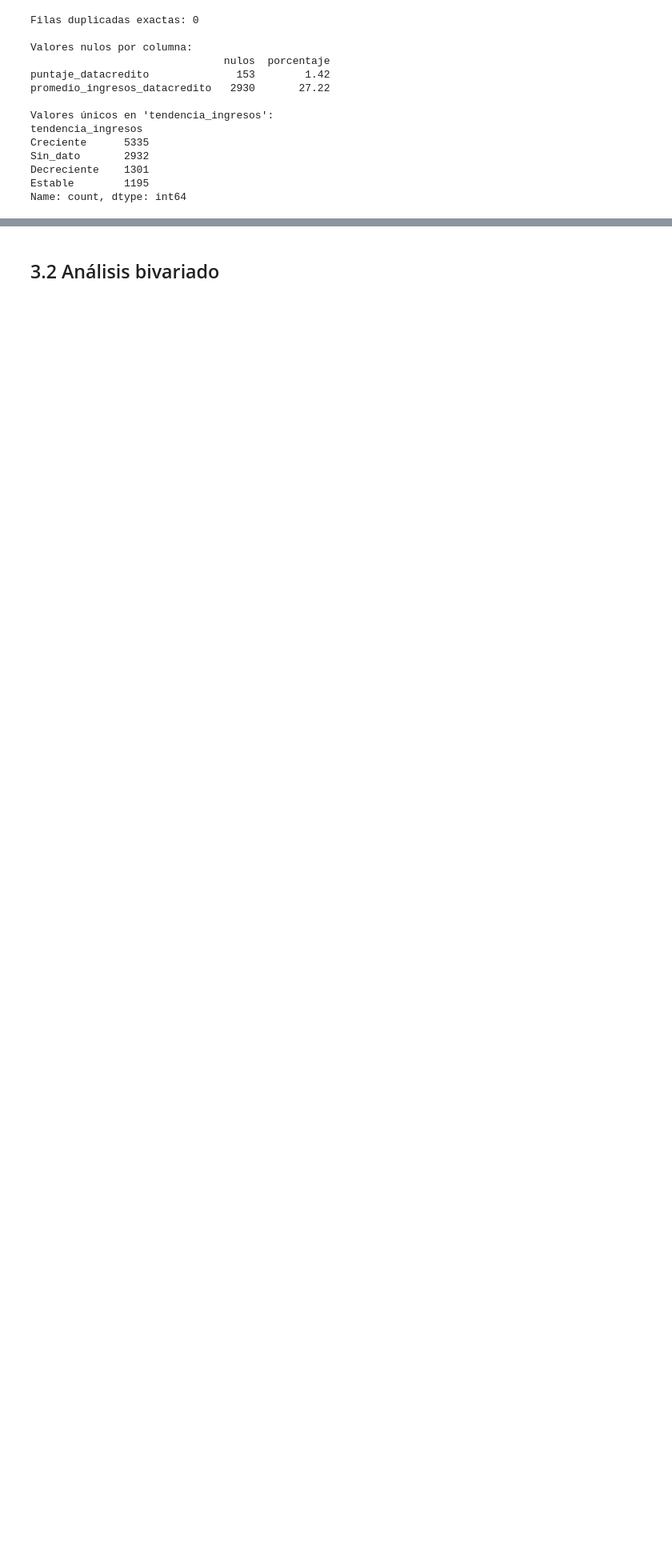
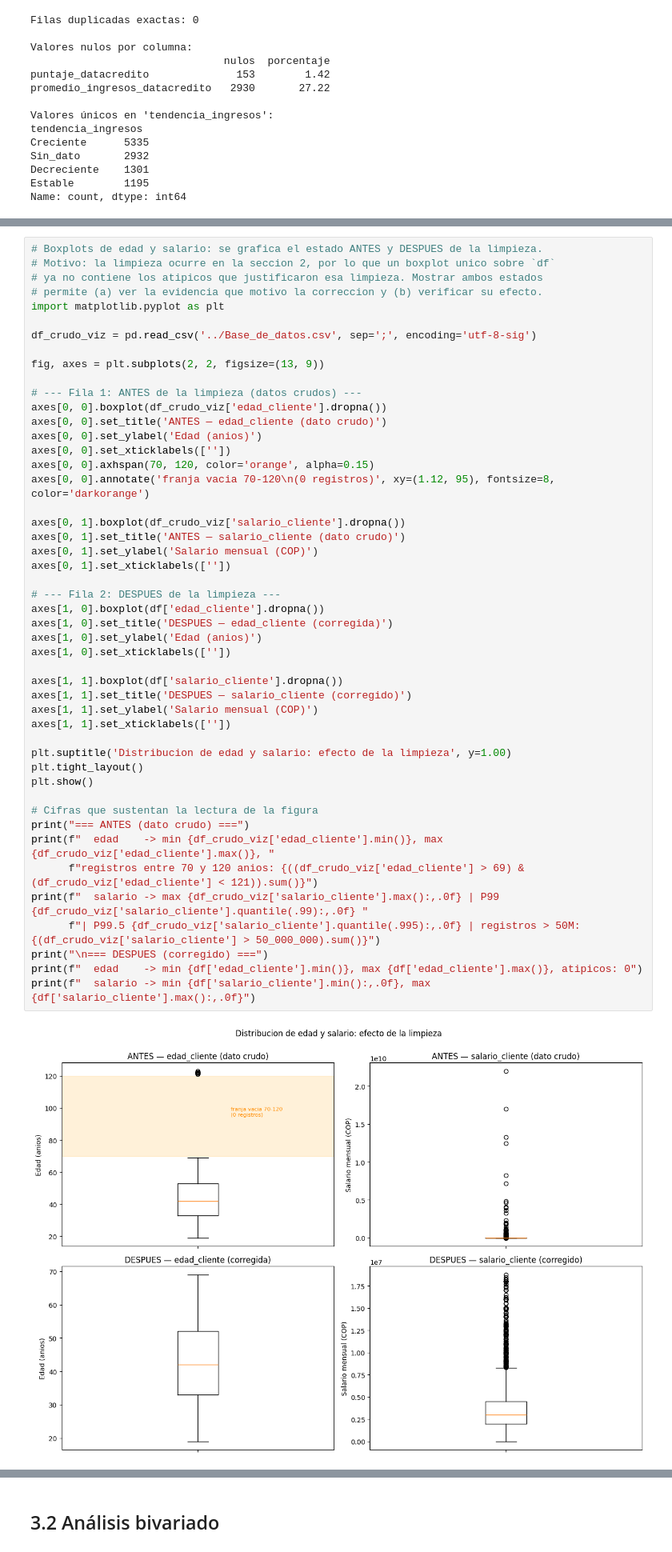
Before and after one commit to papiarcacamilo/MLOPS_CURSE, a Jupyter notebook: src/transformacion_eda.ipynb, the cells around one changed output, grey strips where cells are left out. Shown at 80% size. Cells and saved outputs as stored; diff of their text form; blank space fills up the shorter version.

```diff
--- a/src/transformacion_eda.ipynb
+++ b/src/transformacion_eda.ipynb
@@ -802,0 +816,50 @@ promedio_ingresos_datacredito   2.144116e+06     4.279    32.749
+# %%
+# Boxplots de edad y salario: se grafica el estado ANTES y DESPUES de la limpieza.
+# Motivo: la limpieza ocurre en la seccion 2, por lo que un boxplot unico sobre `df`
+# ya no contiene los atipicos que justificaron esa limpieza. Mostrar ambos estados
+# permite (a) ver la evidencia que motivo la correccion y (b) verificar su efecto.
+import matplotlib.pyplot as plt
+
+df_crudo_viz = pd.read_csv('../Base_de_datos.csv', sep=';', encoding='utf-8-sig')
+
+fig, axes = plt.subplots(2, 2, figsize=(13, 9))
+
+# --- Fila 1: ANTES de la limpieza (datos crudos) ---
+axes[0, 0].boxplot(df_crudo_viz['edad_cliente'].dropna())
+axes[0, 0].set_title('ANTES — edad_cliente (dato crudo)')
+axes[0, 0].set_ylabel('Edad (anios)')
+axes[0, 0].set_xticklabels([''])
+axes[0, 0].axhspan(70, 120, color='orange', alpha=0.15)
+axes[0, 0].annotate('franja vacia 70-120\n(0 registros)', xy=(1.12, 95), fontsize=8, color='darkorange')
+
+axes[0, 1].boxplot(df_crudo_viz['salario_cliente'].dropna())
+axes[0, 1].set_title('ANTES — salario_cliente (dato crudo)')
+axes[0, 1].set_ylabel('Salario mensual (COP)')
+axes[0, 1].set_xticklabels([''])
+
+# --- Fila 2: DESPUES de la limpieza ---
+axes[1, 0].boxplot(df['edad_cliente'].dropna())
+axes[1, 0].set_title('DESPUES — edad_cliente (corregida)')
+axes[1, 0].set_ylabel('Edad (anios)')
+axes[1, 0].set_xticklabels([''])
+
+axes[1, 1].boxplot(df['salario_cliente'].dropna())
+axes[1, 1].set_title('DESPUES — salario_cliente (corregido)')
+axes[1, 1].set_ylabel('Salario mensual (COP)')
+axes[1, 1].set_xticklabels([''])
+
+plt.suptitle('Distribucion de edad y salario: efecto de la limpieza', y=1.00)
+plt.tight_layout()
+plt.show()
+
+# Cifras que sustentan la lectura de la figura
+print("=== ANTES (dato crudo) ===")
+print(f"  edad    -> min {df_crudo_viz['edad_cliente'].min()}, max {df_crudo_viz['edad_cliente'].max()}, "
+      f"registros entre 70 y 120 anios: {((df_crudo_viz['edad_cliente'] > 69) & (df_crudo_viz['edad_cliente'] < 121)).sum()}")
+print(f"  salario -> max {df_crudo_viz['salario_cliente'].max():,.0f} | P99 {df_crudo_viz['salario_cliente'].quantile(.99):,.0f} "
+      f"| P99.5 {df_crudo_viz['salario_cliente'].quantile(.995):,.0f} | registros > 50M: {(df_crudo_viz['salario_cliente'] > 50_000_000).sum()}")
+print("\n=== DESPUES (corregido) ===")
+print(f"  edad    -> min {df['edad_cliente'].min()}, max {df['edad_cliente'].max()}, atipicos: 0")
+print(f"  salario -> min {df['salario_cliente'].min():,.0f}, max {df['salario_cliente'].max():,.0f}")
+# %% [output]
+[figure, added]
```
Also changed, not shown: parts of 79 cells of this notebook, 3 other files.
